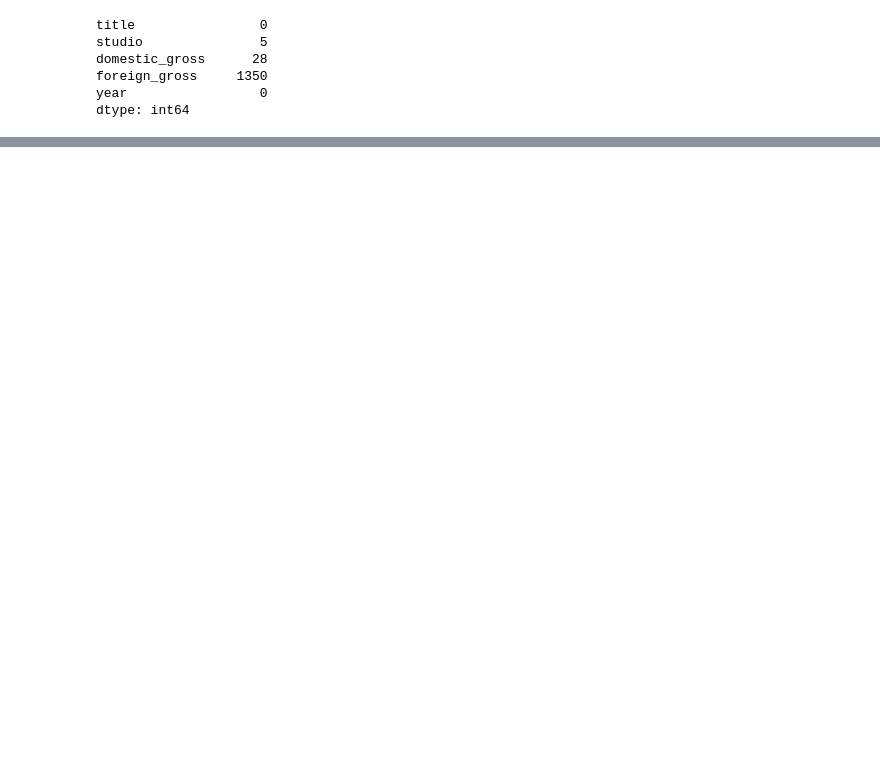
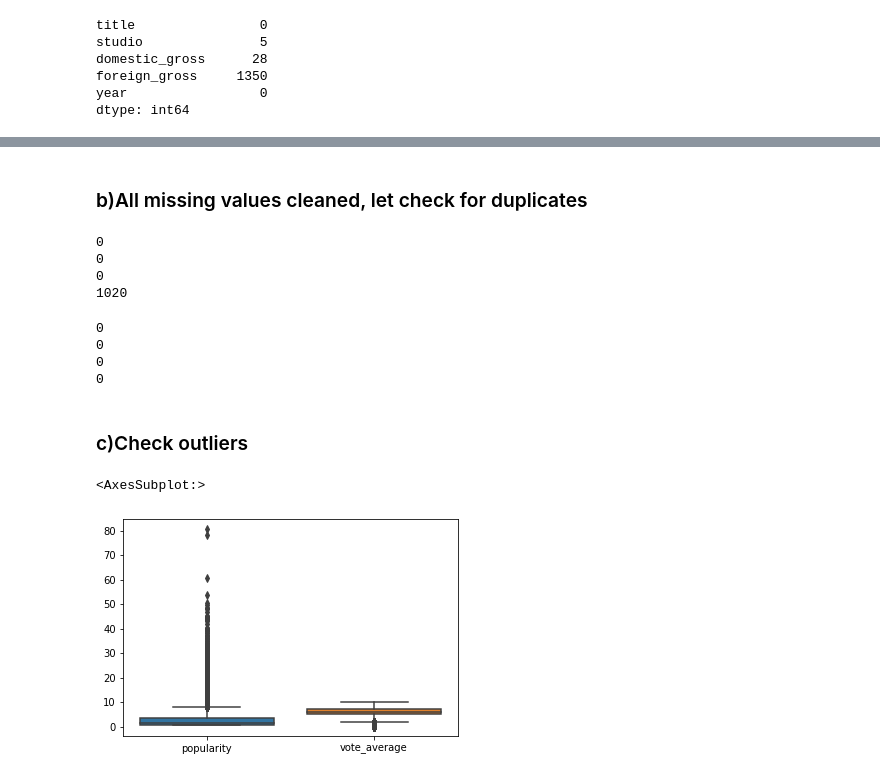
Before and after one commit to mikabenson/PHASE2_PROJECT-inferential-statistics-, a Jupyter notebook: notebooks/grace.ipynb, the cells around one changed output, grey strips where cells are left out. Saved outputs shown, nothing was run; the diff lists cells and outputs as text; code cells hidden in the pictures; blank space fills up the shorter version.

```diff
--- a/notebooks/grace.ipynb
+++ b/notebooks/grace.ipynb
@@ -12,8 +20,12 @@ import sqlite3
 # %% [markdown]
 ### b)Reading the dataset from the csv file
 # %%
-#read the data from the csv file and create a dataframe to be used
+#read the data from the csv,tsv file and create a dataframe to be used
 movie_gross = pd.read_csv('../data/bom.movie_gross.csv.gz')
+movie_info = pd.read_csv('../data/rt.movie_info.tsv.gz',delimiter='\t')
+movie_reviews = pd.read_csv('../data/rt.reviews.tsv.gz',delimiter='\t',encoding='latin-1')
+movies = pd.read_csv('../data/tmdb.movies.csv.gz',index_col=0)
+movie_budget = pd.read_csv('../data/tn.movie_budgets.csv.gz')
 conn = sqlite3.connect('../data/im.db')
 # %% [markdown]
 ### c)previewing our dataset
@@ -181,10 +369,15 @@ movie_ratings.describe()
 ### 2.Cleaning our datasets
 performing data cleaning procedures below providing a documentation for our action and reasons.Will perform as many data cleaning procedures as we think suitable for the various dimensions of data
 # %%
-#lets do a copy of our dataset first
+#lets do a copy of our datasets first
 df_movie_gross = movie_gross.copy()
+df_movie_info = movie_info.copy()
+df_movie_reviews = movie_reviews.copy()
+df_movie_budget = movie_budget.copy()
+df_movies = movies.copy()
 df_movie_basics= movie_basics.copy()
 df_movie_ratings= movie_ratings.copy()
+df_movie_akas = movie_akas.copy()
 # %%
 df_movie_gross.head()
 # %% [output]
@@ -254,0 +602,36 @@ Name: domestic_gross, dtype: float64
+# %% [markdown]
+### b)All missing values cleaned, let check for duplicates
+# %%
+print(df_movie_gross.duplicated().sum()) #0 duplicates
+print(df_movie_info.duplicated().sum()) #0 duplicates
+print(df_movie_budget.duplicated().sum())#0 duplicates
+# print(df_movie_reviews.duplicated().sum()) # 9 duplicates- dont need this table per now unless otherwise
+print(df_movies.duplicated().sum()) #1020 duplicates
+# %% [output]
+0
+0
+0
+1020
+# %%
+#check duplicated values in moviws table
+df_movies[df_movies.duplicated(keep=False)].sort_values('id')
+#drop duplicates
+df_movies.drop_duplicates(inplace=True)
+# %%
+print(df_movie_gross.duplicated().sum())
+print(df_movie_info.duplicated().sum())
+print(df_movie_budget.duplicated().sum())
+print(df_movies.duplicated().sum()) #all duplicates removed
+# %% [output]
+0
+0
+0
+0
+# %% [markdown]
+### c)Check outliers
+# %%
+
+sns.boxplot(data=df_movies[['popularity','vote_average']])
+# %% [output]
+<AxesSubplot:>
+[figure, added]
```
Also changed, not shown: parts of 60 cells of this notebook.
